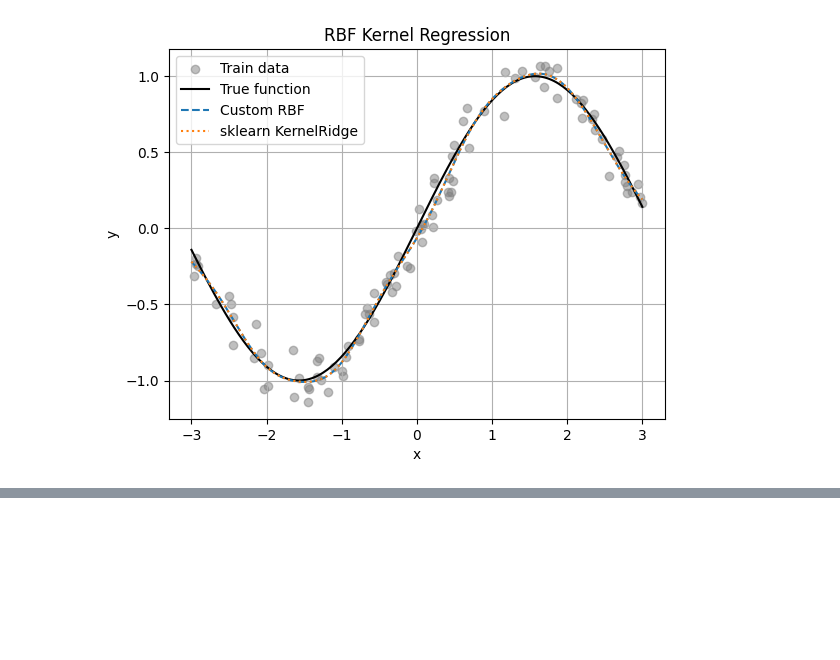
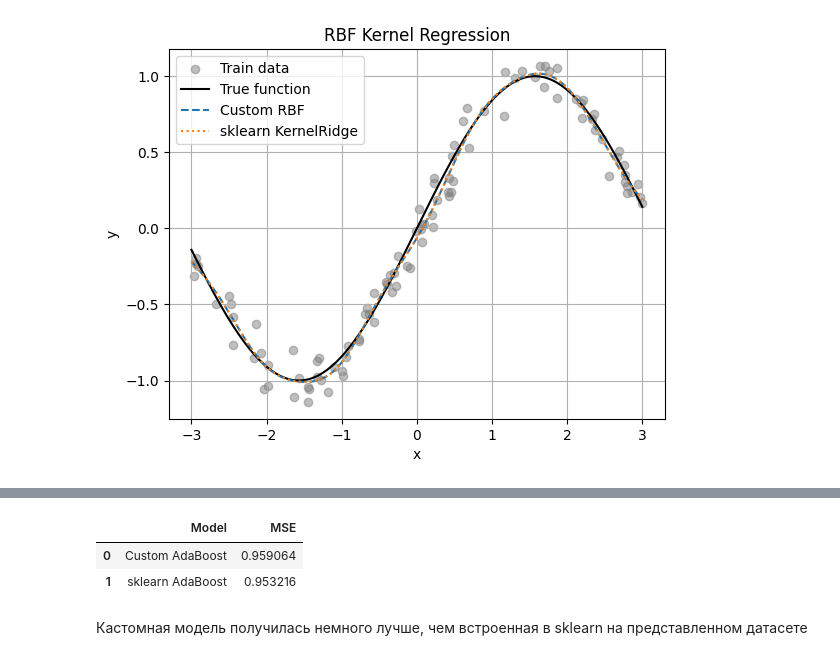
Before and after one commit to naelxd/spbu_ml_2025, a Jupyter notebook: homeworks/algo2.ipynb, the cells around one changed output, grey strips where cells are left out. Saved outputs shown, nothing was run; the diff lists cells and outputs as text; code cells hidden in the pictures; blank space fills up the shorter version.

Commit message:
upgrade: added AdaBoost algorithm

```diff
--- a/homeworks/algo2.ipynb
+++ b/homeworks/algo2.ipynb
@@ -158,0 +263,34 @@ plt.show()
+# %%
+n_estimators = 100
+base = DecisionTreeClassifier(max_depth=1)
+learn_rate = 1.0
+# %%
+custom_clf = CustomAdaBoostClassifier(
+    base_estimator=base,
+    n_estimators=n_estimators,
+    learning_rate=learn_rate,
+    random_state=42
+).fit(X_train, y_train)
+# %%
+sklearn_clf = AdaBoostClassifier(
+    estimator=base,
+    n_estimators=n_estimators,
+    learning_rate=learn_rate,
+    random_state=42
+).fit(X_train, y_train)
+# %%
+acc_custom = accuracy_score(y_test, custom_clf.predict(X_test))
+acc_sklearn = accuracy_score(y_test, sklearn_clf.predict(X_test))
+
+df_ada_syn = pd.DataFrame({
+    "Model": ["Custom AdaBoost", "sklearn AdaBoost"],
+    "MSE": [acc_custom, acc_sklearn]
+})
+# %%
+df_ada_syn
+# %% [output]
+|  | Model | MSE |
+| 0 | Custom AdaBoost | 0.959064 |
+| 1 | sklearn AdaBoost | 0.953216 |
+# %% [markdown]
+Кастомная модель получилась немного лучше, чем встроенная в sklearn на представленном датасете
```
Also changed, not shown: parts of 5 cells of this notebook.
